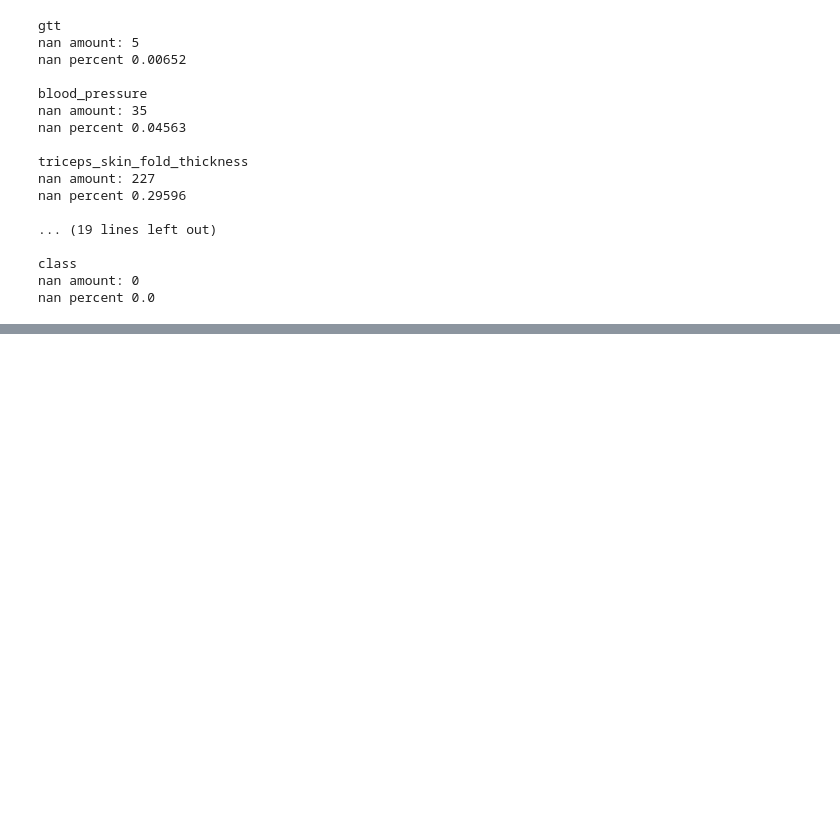
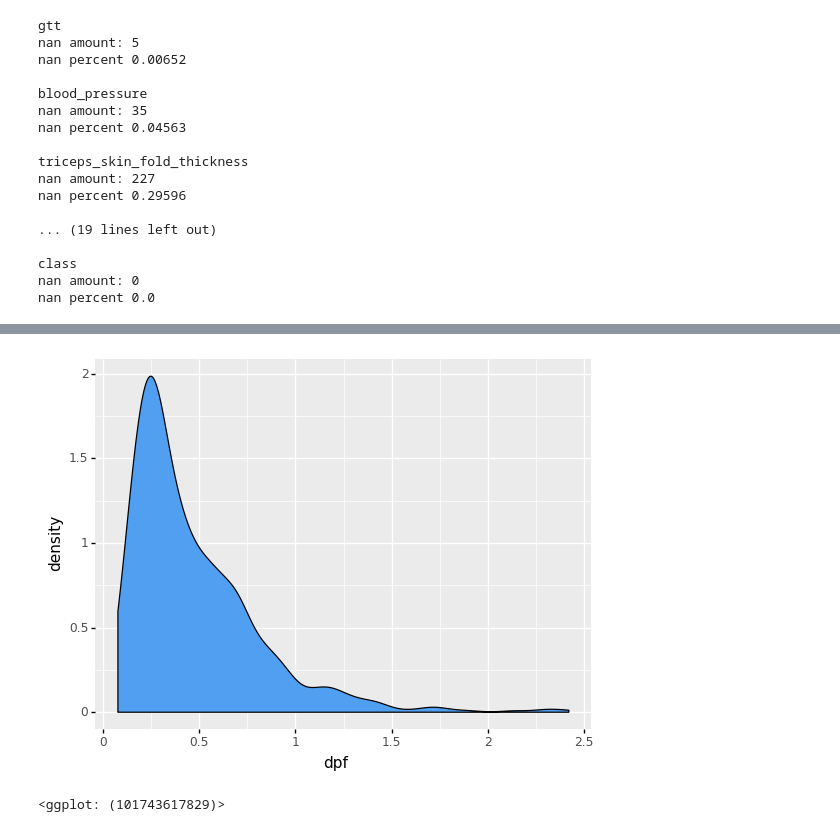
Before and after one commit to alexschillingfhnw/daw, a Jupyter notebook: Diabetes.ipynb, the cells around one changed output, grey strips where cells are left out. Cells and saved outputs as stored; diff of their text form; code cells hidden in the pictures; blank space fills up the shorter version.

```diff
--- a/Diabetes.ipynb
+++ b/Diabetes.ipynb
@@ -391,0 +424,7 @@ df
+# %%
+(ggplot(df, aes(x=df["dpf"]))
+ + geom_density(fill="#509FF0")
+)
+# %% [output]
+[figure, added]
+<ggplot: (101743617829)>
```
Also changed, not shown: parts of 33 cells of this notebook.
